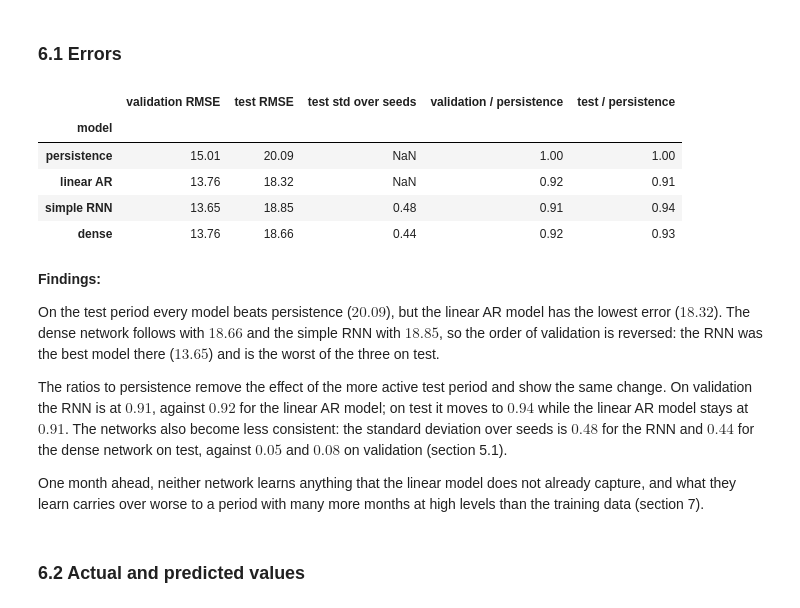
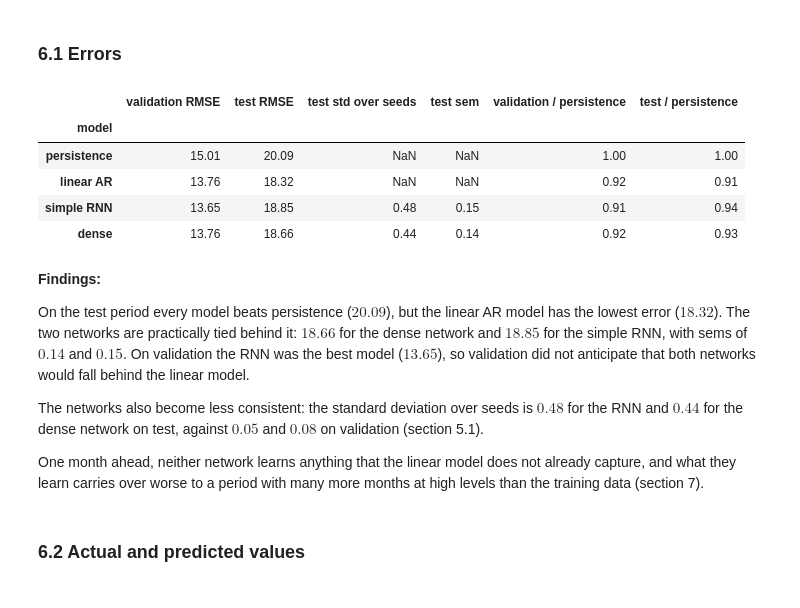
Before and after one commit to Aokiri/sunspots-forecasting, a Jupyter notebook: 02_one_step.ipynb, the cells around one changed output. Saved outputs shown, nothing was run; the diff lists cells and outputs as text; code cells hidden in the pictures.

Commit message:
One step: Added the test sem to the errors table
- Described the two networks as practically tied on test

```diff
--- a/02_one_step.ipynb
+++ b/02_one_step.ipynb
@@ -230,44 +230,45 @@ The test period is used only here, once the sizes are fixed. Each network is eva
 # %%
 # Predictions of the 10 seeds of each network, with shape (seeds, windows, 1) for every part.
 network_predictions: dict = {
     name: {
         part: np.stack([predict(runs[(name, chosen_hidden[name], seed)][0], X) for seed in SEEDS])
         for part, (X, _) in windows.items()
     } for name in builders
 }
 
 records: list[dict] = []
 for part in ("validation", "test"):
     y = windows[part][1]
     for name, preds in predictions.items():
         records.append({"model": name, "part": part, "RMSE": rmse_sunspots(scaler, y, preds[part])})
     for name, preds in network_predictions.items():
         for seed_prediction in preds[part]:
             records.append({"model": name, "part": part, "RMSE": rmse_sunspots(scaler, y, seed_prediction)})
 
 errors = pd.DataFrame(records).groupby(["model", "part"], sort=False)["RMSE"]
 results = pd.DataFrame({
     "validation RMSE": errors.mean().xs("validation", level="part"),
     "test RMSE": errors.mean().xs("test", level="part"),
     # The baselines are deterministic, so their spread over seeds is NaN.
     "test std over seeds": errors.std().xs("test", level="part"),
+    "test sem": errors.sem().xs("test", level="part"),
 })
 for part in ("validation", "test"):
     results[f"{part} / persistence"] = results[f"{part} RMSE"] / results.loc["persistence", f"{part} RMSE"]
 results.round(2)
 # %% [output]
-|  | validation RMSE | test RMSE | test std over seeds | validation / persistence | test / persistence |
-| model |  |  |  |  |  |
-| persistence | 15.01 | 20.09 | NaN | 1.00 | 1.00 |
-| linear AR | 13.76 | 18.32 | NaN | 0.92 | 0.91 |
-| simple RNN | 13.65 | 18.85 | 0.48 | 0.91 | 0.94 |
-| dense | 13.76 | 18.66 | 0.44 | 0.92 | 0.93 |
+|  | validation RMSE | test RMSE | test std over seeds | test sem | validation / persistence | test / persistence |
+| model |  |  |  |  |  |  |
+| persistence | 15.01 | 20.09 | NaN | NaN | 1.00 | 1.00 |
+| linear AR | 13.76 | 18.32 | NaN | NaN | 0.92 | 0.91 |
+| simple RNN | 13.65 | 18.85 | 0.48 | 0.15 | 0.91 | 0.94 |
+| dense | 13.76 | 18.66 | 0.44 | 0.14 | 0.92 | 0.93 |
 # %% [markdown]
 **Findings:**
 
-On the test period every model beats persistence ($20.09$), but the linear AR model has the lowest error ($18.32$). The dense network follows with $18.66$ and the simple RNN with $18.85$, so the order of validation is reversed: the RNN was the best model there ($13.65$) and is the worst of the three on test.
+On the test period every model beats persistence ($20.09$), but the linear AR model has the lowest error ($18.32$). The two networks are practically tied behind it: $18.66$ for the dense network and $18.85$ for the simple RNN, with sems of $0.14$ and $0.15$. On validation the RNN was the best model ($13.65$), so validation did not anticipate that both networks would fall behind the linear model.
 
-The ratios to persistence remove the effect of the more active test period and show the same change. On validation the RNN is at $0.91$, against $0.92$ for the linear AR model; on test it moves to $0.94$ while the linear AR model stays at $0.91$. The networks also become less consistent: the standard deviation over seeds is $0.48$ for the RNN and $0.44$ for the dense network on test, against $0.05$ and $0.08$ on validation (section 5.1).
+The networks also become less consistent: the standard deviation over seeds is $0.48$ for the RNN and $0.44$ for the dense network on test, against $0.05$ and $0.08$ on validation (section 5.1).
 
 One month ahead, neither network learns anything that the linear model does not already capture, and what they learn carries over worse to a period with many more months at high levels than the training data (section 7).
 # %% [markdown]
```
Also changed, not shown: parts of 1 cell of this notebook, 1 other file.
